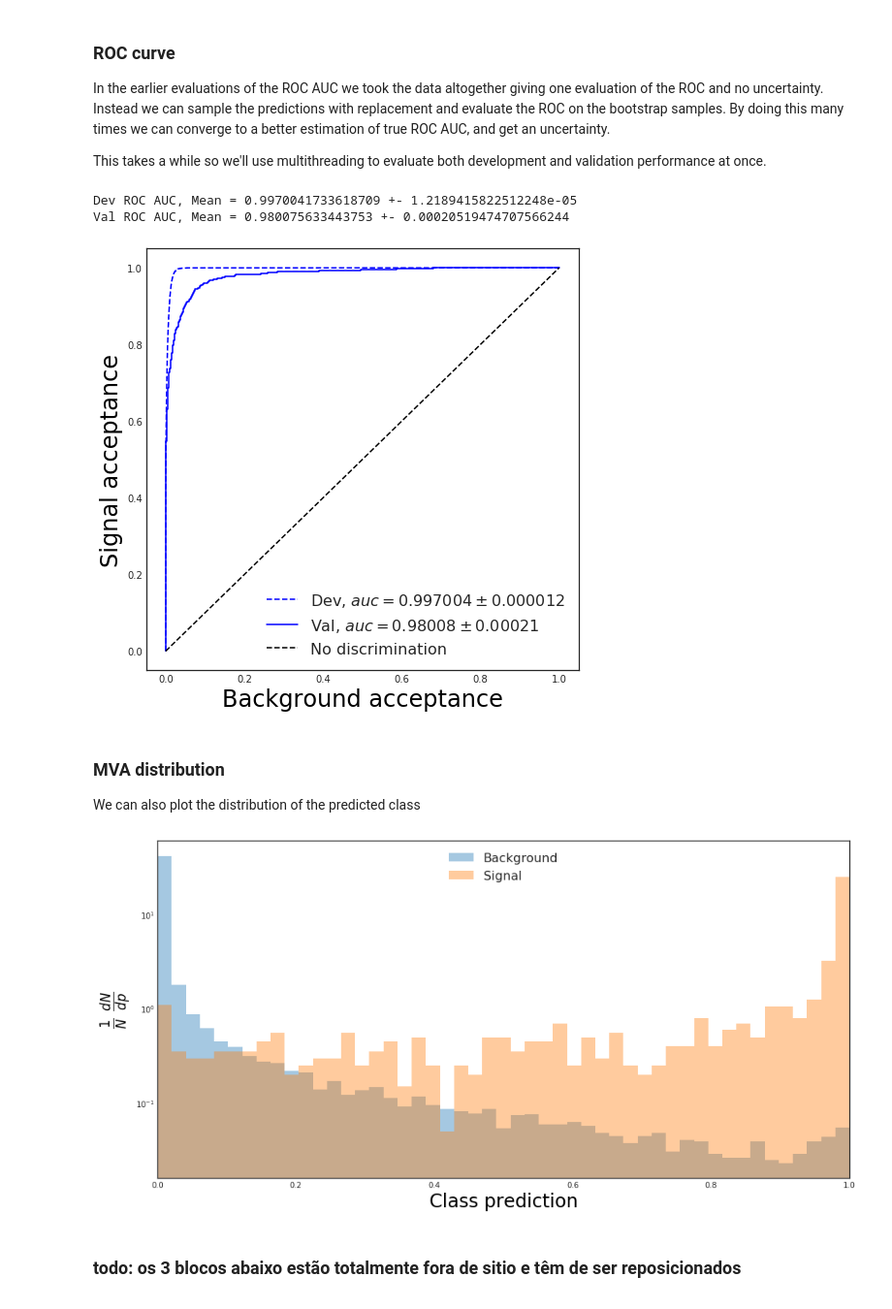
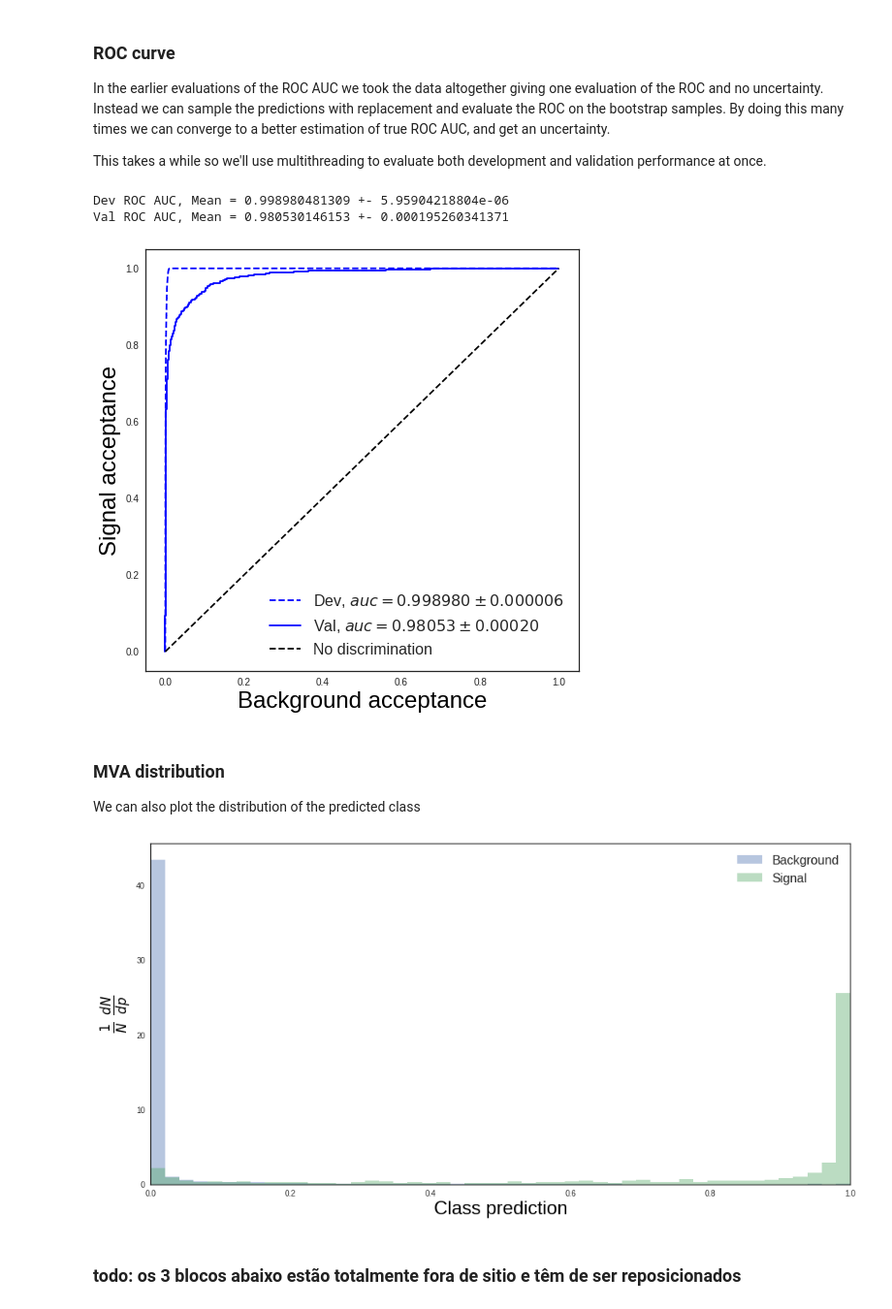
Before and after one commit to SrGonao/estagio, a Jupyter notebook: ML/classifiers/nn/0_NN_Ensemble_Classifier.ipynb, the cells around one changed output. Shown at 97% size. Saved outputs shown, nothing was run; the diff lists cells and outputs as text; code cells hidden in the pictures.

```diff
--- a/ML/classifiers/nn/0_NN_Ensemble_Classifier.ipynb
+++ b/ML/classifiers/nn/0_NN_Ensemble_Classifier.ipynb
@@ -88,11 +88,11 @@ Data is available in both ROOT and CSV format. Pick which you wish to use.
 # %%
 useROOT = False
 # %%
-loc = "../Data/"
+loc = "../../../data_n/"
 SignalData = []
 BackgroundData = []
 
-masses = [260, 270, 280, 300, 320, 400, 500, 550, 600 ,700]
+masses = [260, 270, 280, 300, 320, 500, 550, 600 ,700]
 backgrounds = ['TT' , 'WJetsToLNu']
 Data = np.concatenate((masses,backgrounds))
 
@@ -399,7 +408,7 @@ for train, test in skf.split(X_class, y_class): #test and train are sets of indi
     model.reset_states #Just checking
 
     lossHistory = LossHistory((X_class[train], y_class[train]))
-    earlyStop = EarlyStopping(monitor='val_loss', min_delta=0.01, patience=10, verbose=0, mode='auto')
+    earlyStop = EarlyStopping(monitor='val_loss', patience=20, verbose=0, mode='auto')
     saveBest = ModelCheckpoint("train_weights/best.h5", monitor='val_loss', verbose=0,
                               save_best_only=True, save_weights_only=True, mode='auto', period=1)
     #tensorboard=TensorBoard(log_dir="./logs", histogram_freq=1, batch_size=128,write_grads=True,embeddings_freq=1)
@@ -641,8 +650,8 @@ for sample in ['Dev', 'Val']:
     meanScores[sample] = (np.mean(aucs[sample]), np.std(aucs[sample])/np.sqrt(len(aucs[sample])))
     print(sample + ' ROC AUC, Mean = {} +- {}'.format(meanScores[sample][0], meanScores[sample][1]))
 # %% [output]
-Dev ROC AUC, Mean = 0.9970041733618709 +- 1.2189415822512248e-05
-Val ROC AUC, Mean = 0.980075633443753 +- 0.00020519474707566244
+Dev ROC AUC, Mean = 0.998980481309 +- 5.95904218804e-06
+Val ROC AUC, Mean = 0.980530146153 +- 0.000195260341371
 # %%
 plt.figure(figsize=[8, 8])
 plt.plot(*roc_curve(devData['gen_target'].values, devData['pred_class'].values)[:2],
@@ -657,23 +666,23 @@ plt.ylabel('Signal acceptance', fontsize=24, color='black')
 plt.legend(loc='best', fontsize=16)
 plt.show()
 # %% [output]
-[figure, old version]
+[figure, new version]
 # %% [markdown]
 ### MVA distribution
 We can also plot the distribution of the predicted class
 # %%
 params = {'hist' : True, 'kde' : False, 'norm_hist' : True, 'bins' : np.linspace(0, 1, 50)}
 plt.figure(figsize=(16, 8))
 sns.distplot(valData[bkgVal]['pred_class'], label='Background', **params)
 sns.distplot(valData[sigVal]['pred_class'], label='Signal', **params)
 plt.legend(loc='best', fontsize=16)
 plt.xlabel("Class prediction", fontsize=24, color='black')
 plt.ylabel(r"$\frac{1}{N}\ \frac{dN}{dp}$", fontsize=24, color='black')
 plt.xlim([0,1])
-plt.yscale('log', nonposy='clip')
+#plt.yscale('log', nonposy='clip')
 plt.show()
 # %% [output]
-[figure, old version]
+[figure, new version]
 # %% [markdown]
 ### todo: os 3 blocos abaixo estão totalmente fora de sitio e têm de ser reposicionados
 # %% [raw]
```
Also changed, not shown: parts of 17 cells of this notebook, 54 other files.
